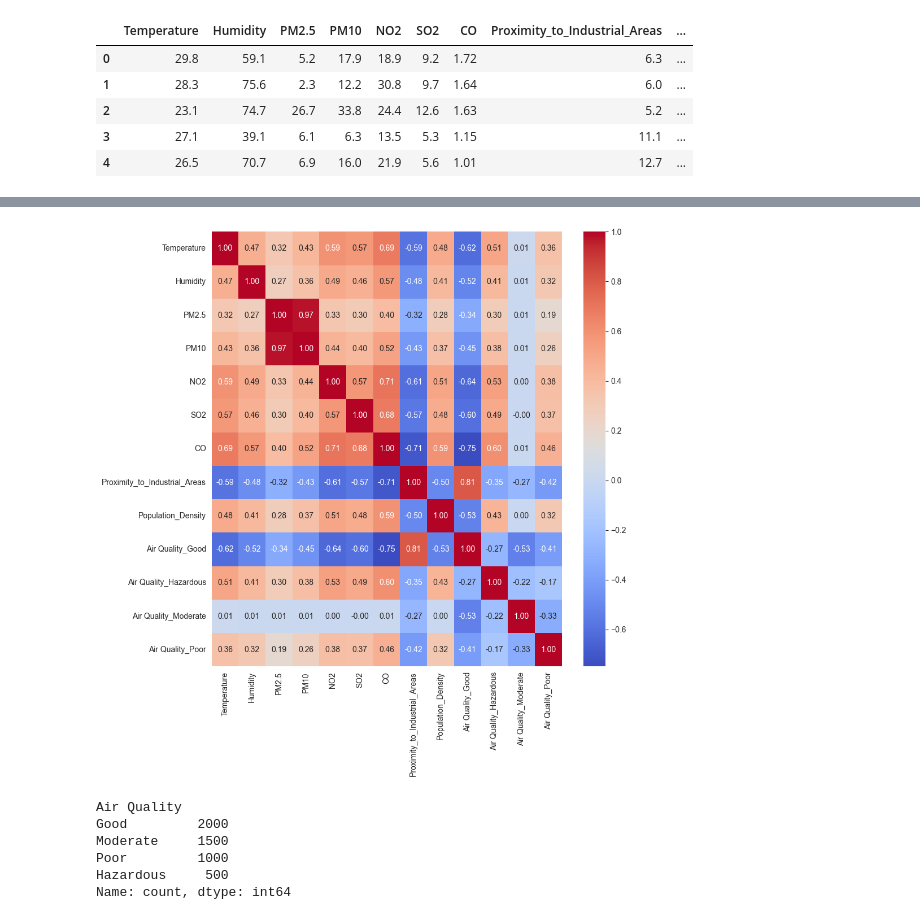
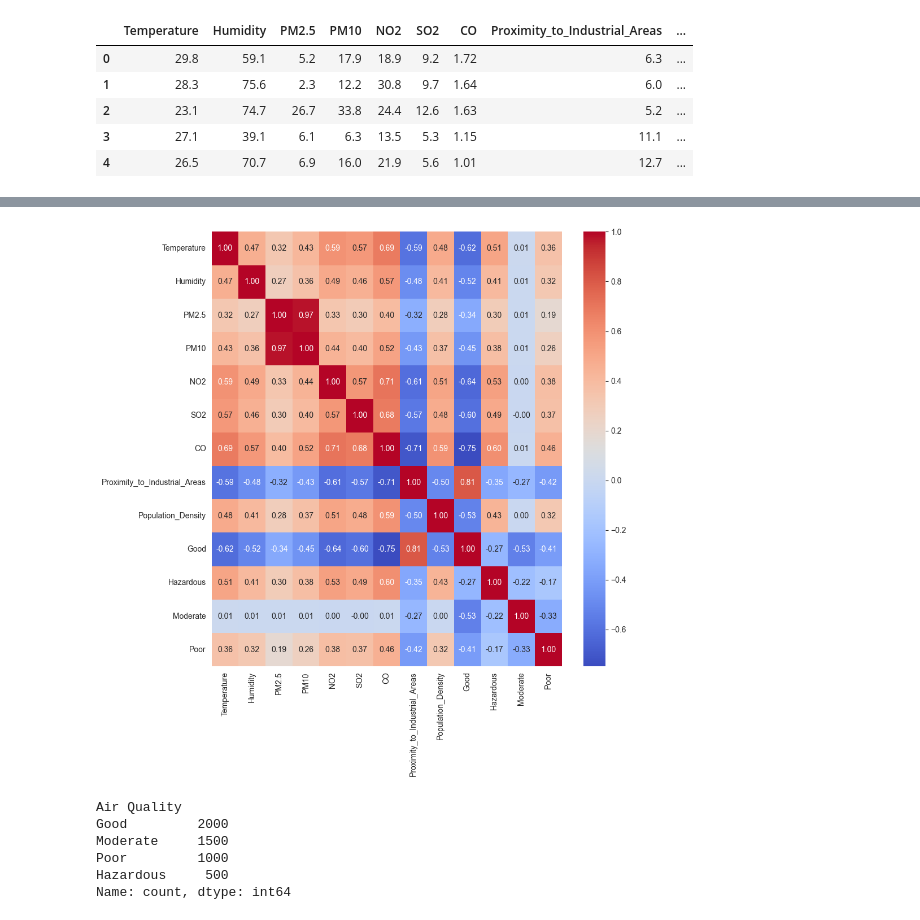
Before and after one commit to Abdssamie/Data_Science, a Jupyter notebook: Air Quality And Pollution Assessement/workbook.ipynb, the cells around one changed output, grey strips where cells are left out. Cells and saved outputs as stored; diff of their text form; code cells hidden in the pictures.

```diff
--- a/Air Quality And Pollution Assessement/workbook.ipynb
+++ b/Air Quality And Pollution Assessement/workbook.ipynb
@@ -55,5 +76,11 @@ Finding correlation between the data
 # %%
-df = pd.get_dummies(df, dtype=int, columns=["Air Quality"])
+from sklearn.preprocessing import LabelEncoder
+
+encoder = LabelEncoder()
+
+encoder_data = encoder.fit_transform(df["Air Quality"])
+
+df["Integer Encoded Categories"] = encoder_data
 # %%
 df.head()
 # %% [output]
@@ -63,3 +90,7 @@ df.head()
 | 2 | 23.1 | 74.7 | 26.7 | 33.8 | 24.4 | 12.6 | 1.63 | 5.2 | ... |
 | 3 | 27.1 | 39.1 | 6.1 | 6.3 | 13.5 | 5.3 | 1.15 | 11.1 | ... |
 | 4 | 26.5 | 70.7 | 6.9 | 16.0 | 21.9 | 5.6 | 1.01 | 12.7 | ... |
+# %%
+dummy_data = pd.get_dummies(df["Air Quality"], dtype=int)
+
+df = pd.concat([df,  dummy_data], axis=1)
@@ -66,13 +117,13 @@ df.head()
 # %%
 import seaborn as sns
 import matplotlib.pyplot as plt
 
-corr_mar = df.corr()
+corr_mar = df.drop(columns=["Air Quality", "Integer Encoded Categories"]).corr()
 plt.figure(figsize=(10,10))
 sns.heatmap(corr_mar, annot=True, cmap="coolwarm", fmt='.2f')
 plt.show()
 # %% [output]
-[figure, old version]
+[figure, new version]
 # %%
 df = pd.read_csv("updated_pollution_dataset.csv")
 df["Air Quality"].value_counts()
```
Also changed, not shown: parts of 32 cells of this notebook.
